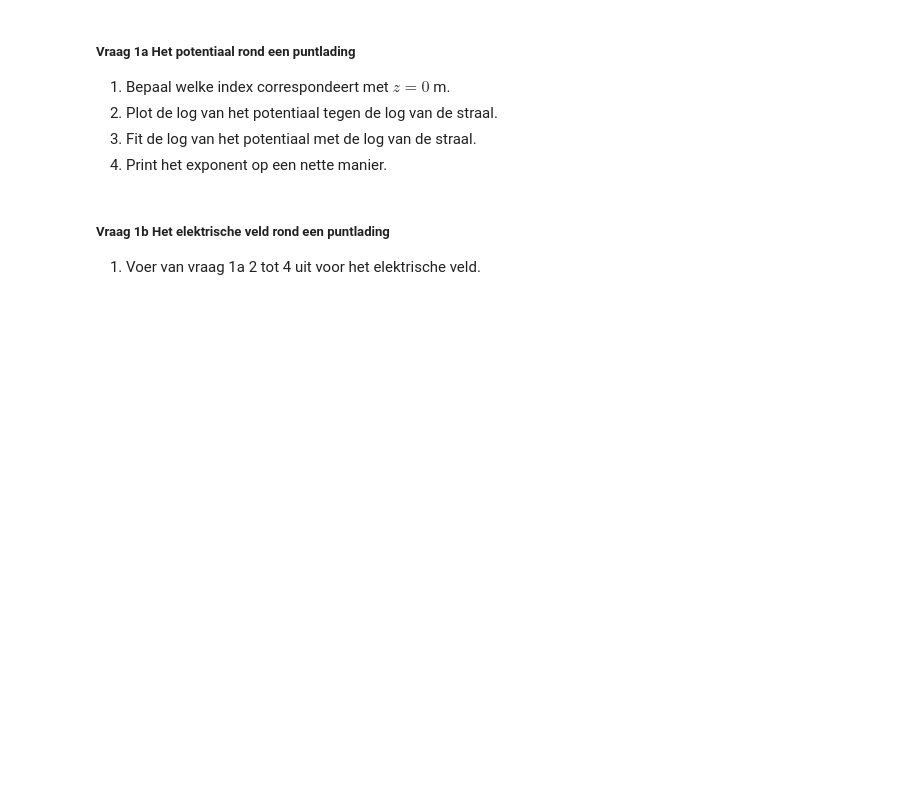
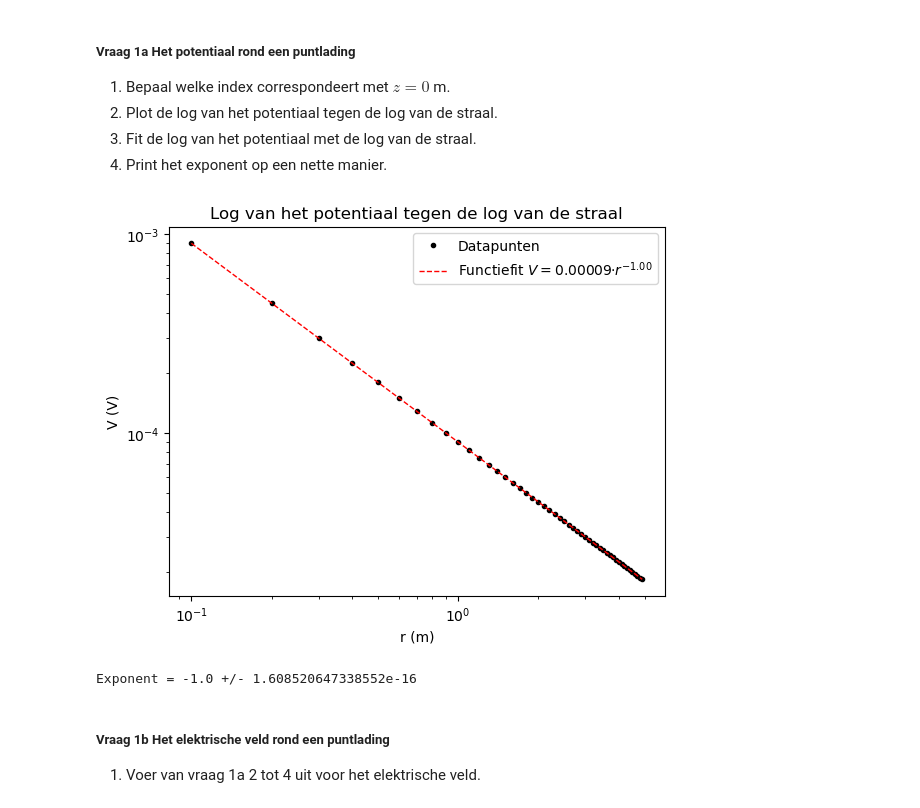
Before and after one commit to felicievdl/Felicie-opdrachten-DEF-D, a Jupyter notebook: DigitaleOntwerpopdrachten/1CondensatorOpdracht/CondensatorOntwerpopdracht.ipynb, the cells around one changed output. Cells and saved outputs as stored; diff of their text form; code cells hidden in the pictures; blank space fills up the shorter version.

```diff
--- a/DigitaleOntwerpopdrachten/1CondensatorOpdracht/CondensatorOntwerpopdracht.ipynb
+++ b/DigitaleOntwerpopdrachten/1CondensatorOpdracht/CondensatorOntwerpopdracht.ipynb
@@ -87,9 +87,43 @@ plot_results_pt_charge_at_origin(Ez, Er, normE, V, r, z, grid_step)
 3. Fit de log van het potentiaal met de log van de straal.
 4. Print het exponent op een nette manier.
 # %%
-###
-###Hier jouw code###
-###
+# 1.
+# z gaat van "-half_height_domain" (= -5) naar "half_height_domain" (=5) met een step van "grid_step" = 0.1. Dus z=0 na 5/0.1=50 steps.
+# De index die met z=0 correspondeert is dus 50.
+
+# 2.
+Potentiaal_z_50 = V[50,:] #Potentiaal bij z=0 (index 50)
+
+plt.figure()
+plt.loglog(r, Potentiaal_z_50, "k.", label="Datapunten")
+plt.xlabel("r (m)")
+plt.ylabel("V (V)")
+plt.title("Log van het potentiaal tegen de log van de straal")
+
+# 3.
+r_fit = r[1:] #r=0 vermijden
+Potentiaal_fit  = Potentiaal_z_50[1:] #V=0 vermijden
+
+from scipy.optimize import curve_fit
+def functiefit(x,a,b):
+	return a*np.log10(x) + b
+
+popt,pcov = curve_fit(functiefit,r_fit,np.log10(Potentiaal_fit))
+
+x = np.linspace(min(r_fit),max(r_fit),1000)
+y = 10**functiefit(x,*popt)
+
+C = 10**popt[1]
+
+plt.loglog(x,y,'r--',linewidth=1, label="Functiefit $V = %.5f · r^{%0.2f}$" %(C,popt[0]))
+plt.legend()
+plt.show()
+
+# 4.
+print('Exponent =', popt[0], '+/-', np.sqrt(pcov[0,0]))
+# %% [output]
+[figure, added]
+Exponent = -1.0 +/- 1.608520647338552e-16
 # %% [markdown]
 ##### Vraag 1b Het elektrische veld rond een puntlading
 1. Voer van vraag 1a 2 tot 4 uit voor het elektrische veld.
```
Also changed, not shown: parts of 7 cells of this notebook.
